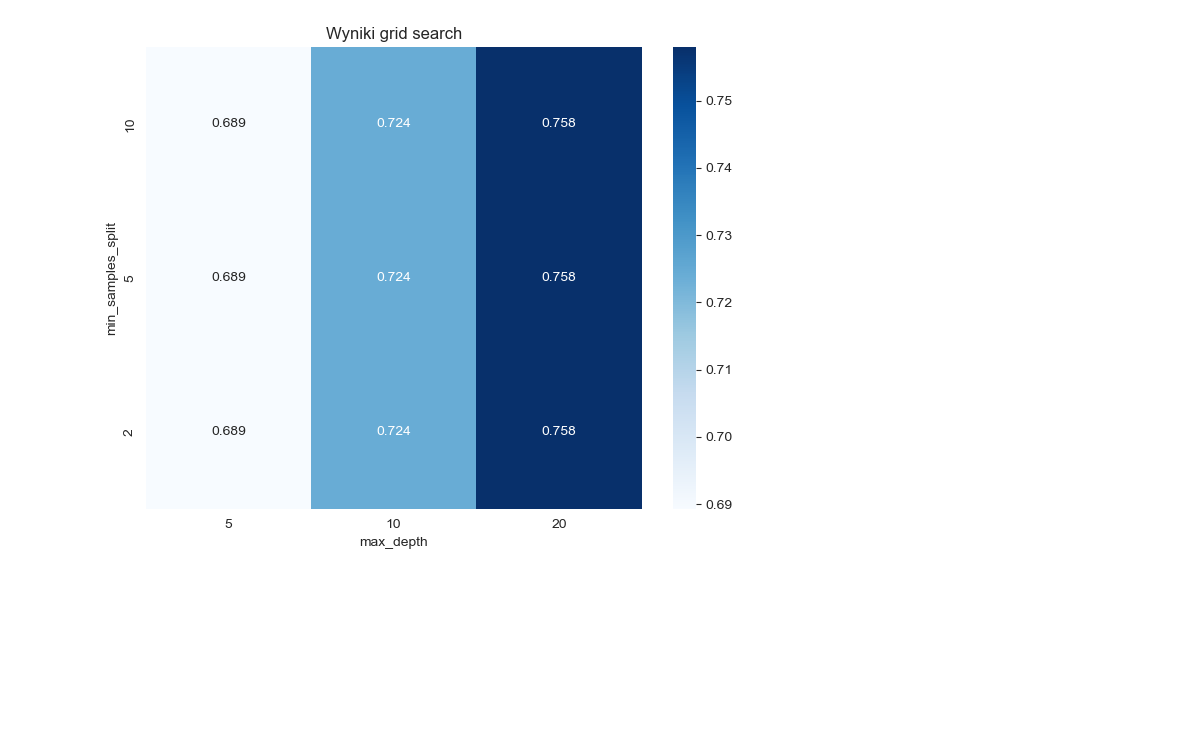
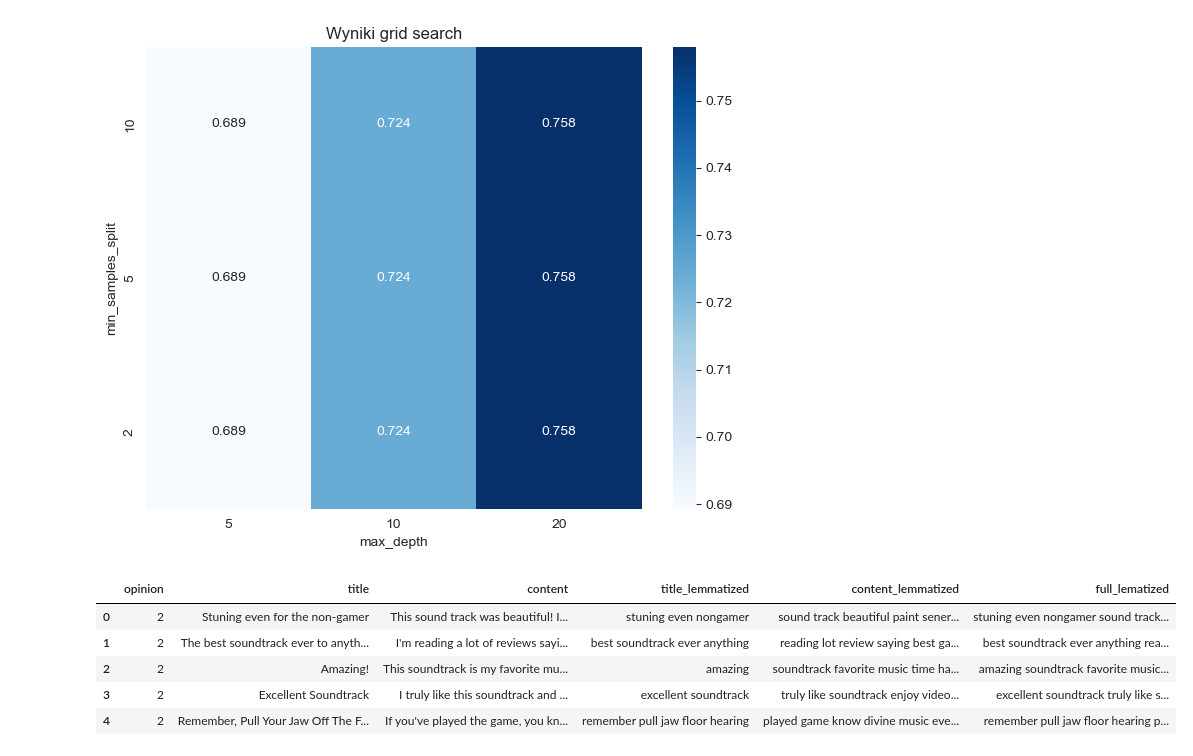
Before and after one commit to piatek5/ML-models-and-classifiers-analisis, a Jupyter notebook: main_notebook.ipynb, the cells around one changed output. Cells and saved outputs as stored; diff of their text form; code cells hidden in the pictures; blank space fills up the shorter version.

```diff
--- a/main_notebook.ipynb
+++ b/main_notebook.ipynb
@@ -772,0 +847,9 @@ cm, report = evaluate_model(trained_pipeline, x_test_tfidf, y_test, labels=[1, 2
+# %%
+proc_train_df.head()
+# %% [output]
+|  | opinion | title | content | title_lemmatized | content_lemmatized | full_lematized |
+| 0 | 2 | Stuning even for the non-gamer | This sound track was beautiful! I... | stuning even nongamer | sound track beautiful paint sener... | stuning even nongamer sound track... |
+| 1 | 2 | The best soundtrack ever to anyth... | I'm reading a lot of reviews sayi... | best soundtrack ever anything | reading lot review saying best ga... | best soundtrack ever anything rea... |
+| 2 | 2 | Amazing! | This soundtrack is my favorite mu... | amazing | soundtrack favorite music time ha... | amazing soundtrack favorite music... |
+| 3 | 2 | Excellent Soundtrack | I truly like this soundtrack and ... | excellent soundtrack | truly like soundtrack enjoy video... | excellent soundtrack truly like s... |
+| 4 | 2 | Remember, Pull Your Jaw Off The F... | If you've played the game, you kn... | remember pull jaw floor hearing | played game know divine music eve... | remember pull jaw floor hearing p... |
```
Also changed, not shown: parts of 18 cells of this notebook.
